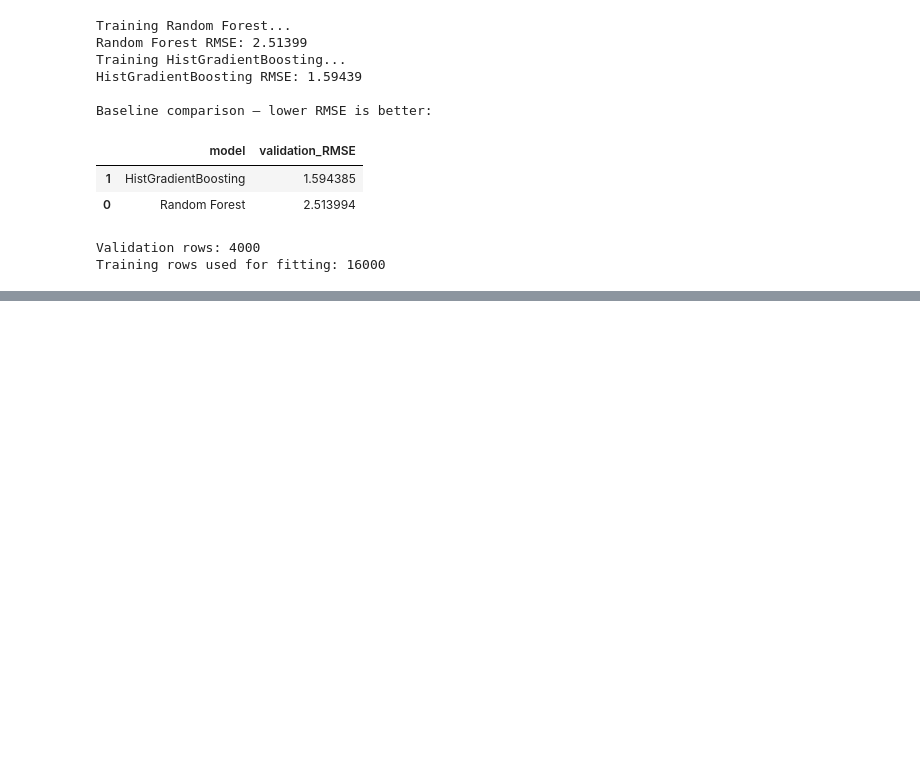
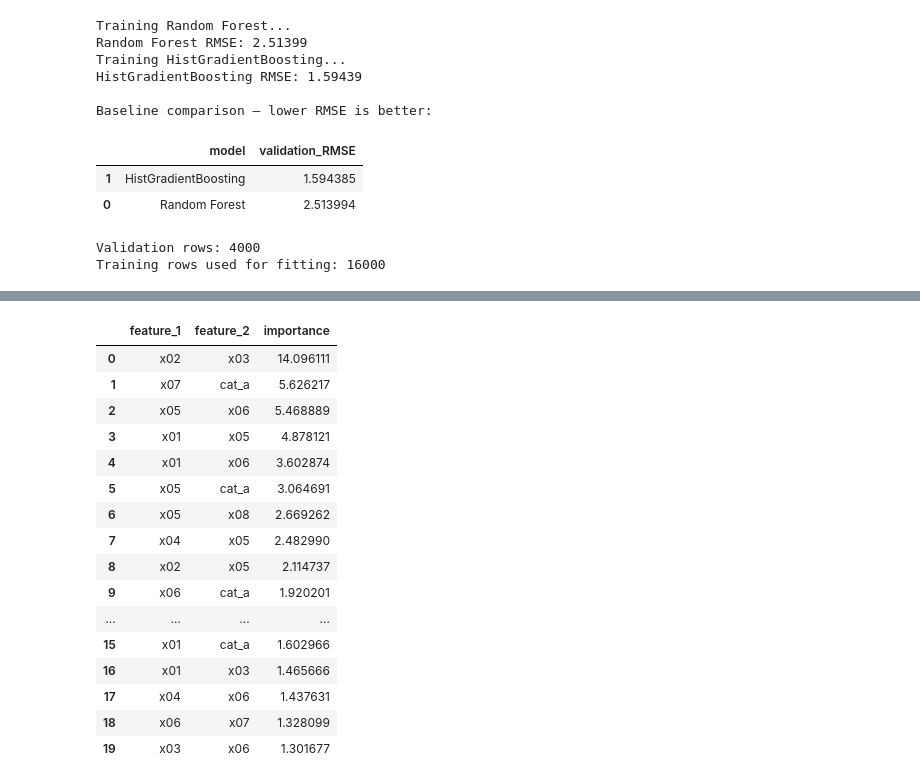
Before and after one commit to Denaj254/enveda-casmi-2026, a Jupyter notebook: hidden-signal-private-research.ipynb, the cells around one changed output, grey strips where cells are left out. Cells and saved outputs as stored; diff of their text form; code cells hidden in the pictures; blank space fills up the shorter version.

```diff
--- a/hidden-signal-private-research.ipynb
+++ b/hidden-signal-private-research.ipynb
@@ -689,2 +693,53 @@ Files currently saved:
 
 IMPORTANT: Download these files before ending your session.
+# %%
+
+# CELL 5 — Investigate feature interactions
+
+interaction_values = model_cb.get_feature_importance(
+    type="Interaction"
+)
+
+interaction_df = pd.DataFrame(
+    interaction_values,
+    columns=[
+        "feature_index_1",
+        "feature_index_2",
+        "importance"
+    ]
+)
+
+interaction_df["feature_1"] = interaction_df[
+    "feature_index_1"
+].map(lambda i: FEATURES[int(i)])
+
+interaction_df["feature_2"] = interaction_df[
+    "feature_index_2"
+].map(lambda i: FEATURES[int(i)])
+
+interaction_df = interaction_df[
+    ["feature_1", "feature_2", "importance"]
+].sort_values(
+    "importance",
+    ascending=False
+)
+
+display(interaction_df.head(20).reset_index(drop=True))
+# %% [output]
+|  | feature_1 | feature_2 | importance |
+| 0 | x02 | x03 | 14.096111 |
+| 1 | x07 | cat_a | 5.626217 |
+| 2 | x05 | x06 | 5.468889 |
+| 3 | x01 | x05 | 4.878121 |
+| 4 | x01 | x06 | 3.602874 |
+| 5 | x05 | cat_a | 3.064691 |
+| 6 | x05 | x08 | 2.669262 |
+| 7 | x04 | x05 | 2.482990 |
+| 8 | x02 | x05 | 2.114737 |
+| 9 | x06 | cat_a | 1.920201 |
+| ... | ... | ... | ... |
+| 15 | x01 | cat_a | 1.602966 |
+| 16 | x01 | x03 | 1.465666 |
+| 17 | x04 | x06 | 1.437631 |
+| 18 | x06 | x07 | 1.328099 |
+| 19 | x03 | x06 | 1.301677 |
```
Also changed, not shown: parts of 21 cells of this notebook.
